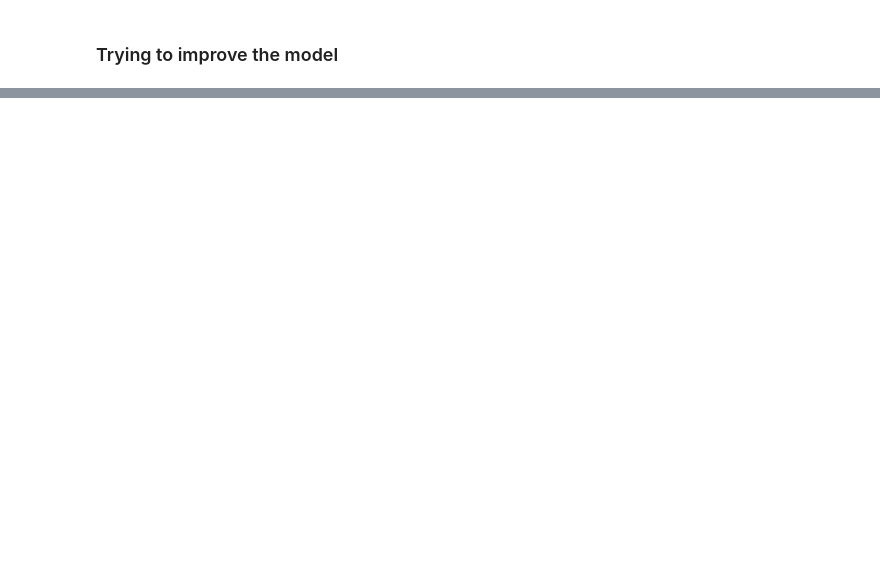
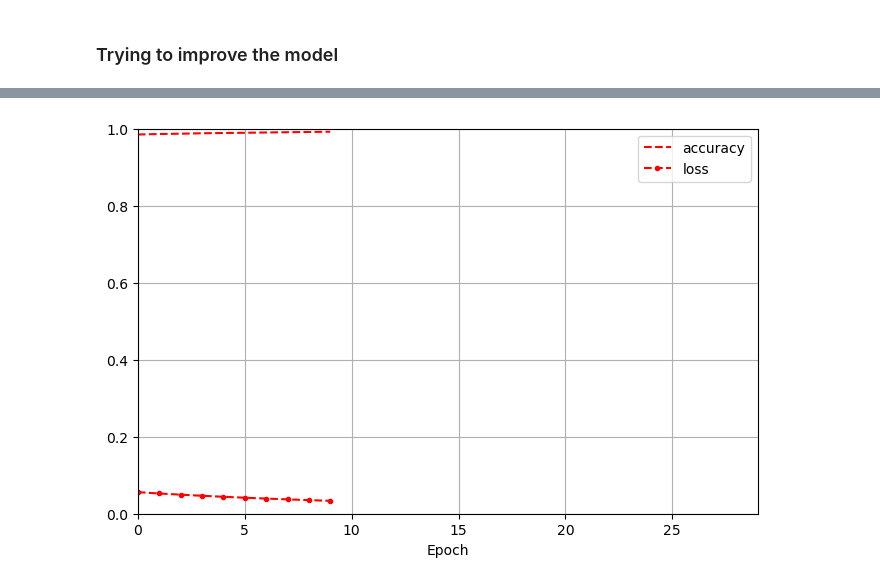
Before and after one commit to juliovr/homl, a Jupyter notebook: 10_introduction_to_ann_with_keras.ipynb, the cells around one changed output, grey strips where cells are left out. Drawn from its saved outputs; the diff is of its cells as text; code cells hidden in the pictures; blank space fills up the shorter version.

```diff
--- a/10_introduction_to_ann_with_keras.ipynb
+++ b/10_introduction_to_ann_with_keras.ipynb
@@ -1075,20 +746,33 @@ model.evaluate(X_test, y_test)
 # %%
 import keras_tuner as kt
 
+# def build_model(hp):
+#     n_hidden = hp.Int("n_hidden", min_value=0, max_value=8)
+#     n_neurons = hp.Int("n_neurons", min_value=16, max_value=512)
+#     learning_rate = hp.Float("learning_rate", min_value=1e-4, max_value=1e-2, sampling="log")
+#     optimizer = hp.Choice("optimizer", values=["sgd", "adam"])
+#     if optimizer == "sgd":
+#         optimizer = tf.keras.optimizers.SGD(learning_rate=learning_rate)
+#     else:
+#         optimizer = tf.keras.optimizers.Adam(learning_rate=learning_rate)
+
+#     model = tf.keras.Sequential()
+#     model.add(tf.keras.layers.Flatten(input_shape=[28, 28]))
+#     for _ in range(n_hidden):
+#         model.add(tf.keras.layers.Dense(n_neurons, activation="relu"))
+#     model.add(tf.keras.layers.Dense(10, activation="softmax"))
+
+#     model.compile(loss="sparse_categorical_crossentropy", optimizer=optimizer, metrics=["accuracy"])
+
+#     return model
 def build_model(hp):
-    n_hidden = hp.Int("n_hidden", min_value=0, max_value=8)
-    n_neurons = hp.Int("n_neurons", min_value=16, max_value=512)
-    learning_rate = hp.Float("learning_rate", min_value=1e-4, max_value=1e-2, sampling="log")
-    optimizer = hp.Choice("optimizer", values=["sgd", "adam"])
-    if optimizer == "sgd":
-        optimizer = tf.keras.optimizers.SGD(learning_rate=learning_rate)
-    else:
-        optimizer = tf.keras.optimizers.Adam(learning_rate=learning_rate)
+    learning_rate = hp.Float("learning_rate", min_value=1e-6, max_value=1e-2)
+    optimizer = tf.keras.optimizers.SGD(learning_rate=learning_rate)
 
     model = tf.keras.Sequential()
     model.add(tf.keras.layers.Flatten(input_shape=[28, 28]))
-    for _ in range(n_hidden):
-        model.add(tf.keras.layers.Dense(n_neurons, activation="relu"))
+    model.add(tf.keras.layers.Dense(300, activation="relu"))
+    model.add(tf.keras.layers.Dense(100, activation="relu"))
     model.add(tf.keras.layers.Dense(10, activation="softmax"))
 
     model.compile(loss="sparse_categorical_crossentropy", optimizer=optimizer, metrics=["accuracy"])
@@ -1117,4 +806,4 @@ top_params.values
 # %%
-best_model.fit(X_train_full, y_train_full, epochs=10)
+history = best_model.fit(X_train_full, y_train_full, epochs=10)
 # %% [output]
 Epoch 1/10
@@ -1145,0 +834,12 @@ best_model.evaluate(X_test, y_test)
+# %%
+import matplotlib.pyplot as plt
+import pandas as pd
+
+# xlim: 0-29 -> there are 30 epochs
+# ylim: 0-1 -> just because the values ranges from 0 to 1
+pd.DataFrame(history.history).plot(
+    figsize=(8, 5), xlim=[0, 29], ylim=[0, 1], grid=True, xlabel="Epoch", style=["r--", "r--.", "b-", "b-*"]
+)
+plt.show()
+# %% [output]
+[figure, added]
```
Also changed, not shown: parts of 53 cells of this notebook.
